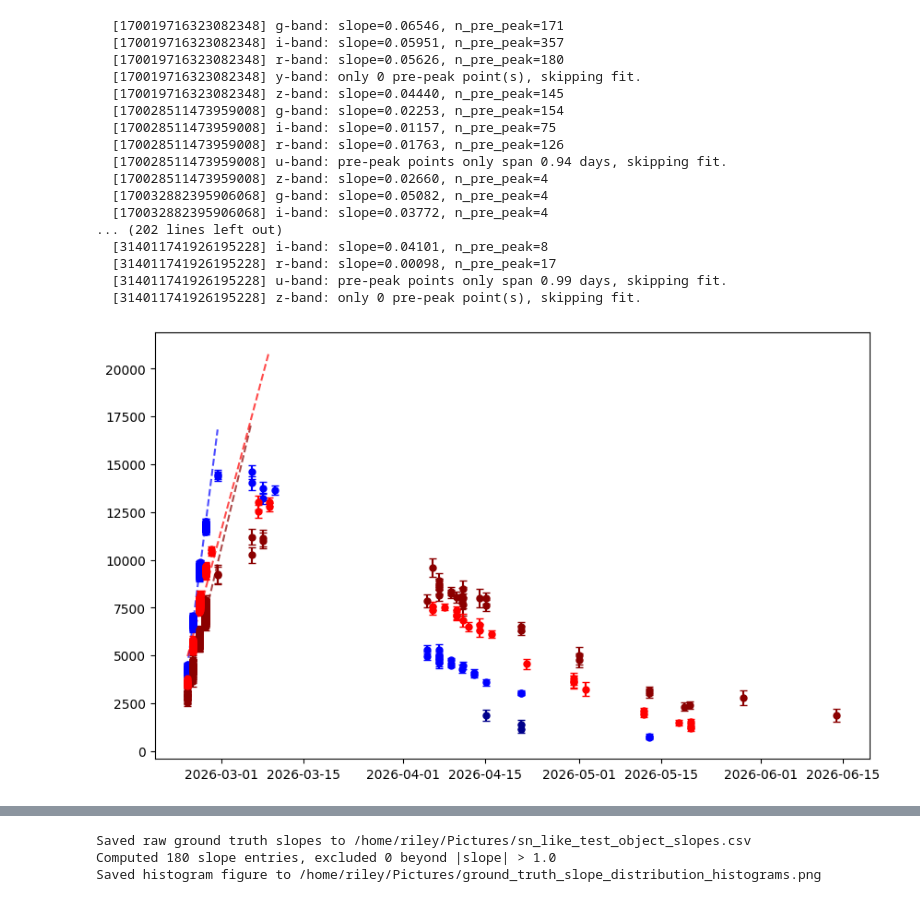
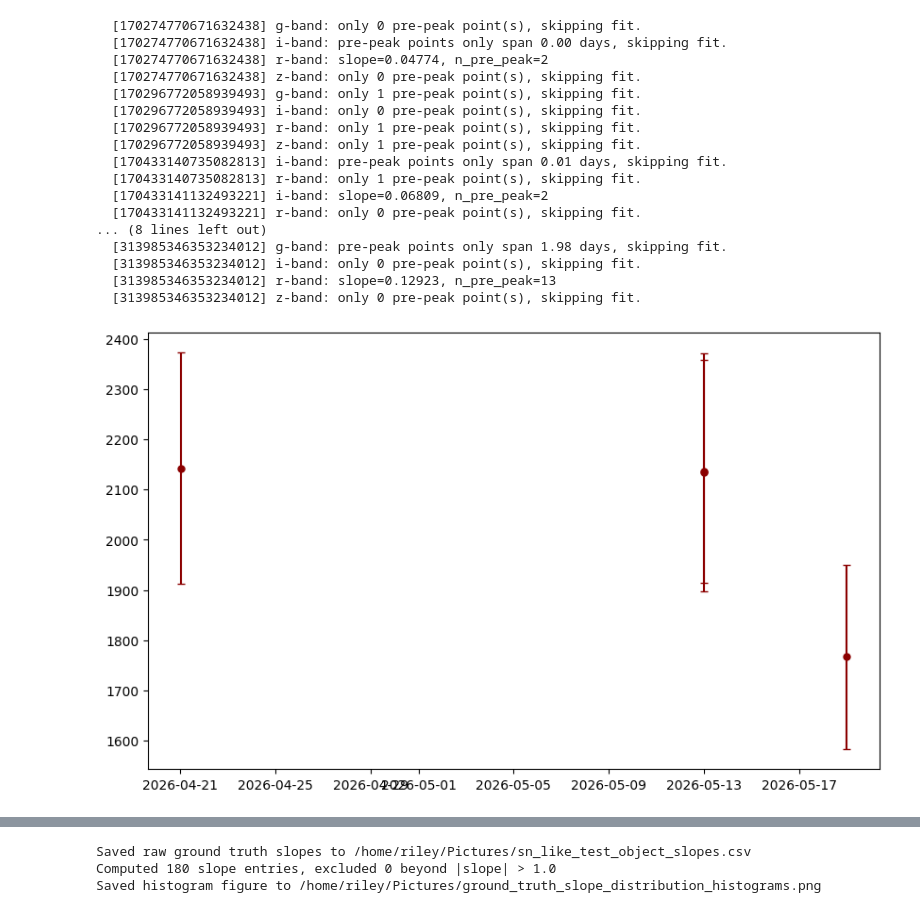
Before and after one commit to Webd0g/Honours_Project, a Jupyter notebook: notebooks/test_rate_of_rise.ipynb, the cells around one changed output, grey strips where cells are left out. Saved outputs shown, nothing was run; the diff lists cells and outputs as text; code cells hidden in the pictures.

Commit message:
Updated the slope fit filter notebook and we are now testing scaleability with the filter.

```diff
--- a/notebooks/test_rate_of_rise.ipynb
+++ b/notebooks/test_rate_of_rise.ipynb
@@ -35,10 +35,10 @@ MIN_PRE_PEAK_POINTS = 4
 # since the denominator of the fit (variance in time) collapses toward zero even
 # with many points - this was seen directly in some objects showing slopes of 10-100+
 # despite having 10-20+ pre-peak detections, all crammed into a single night or two.
-MIN_PRE_PEAK_TIME_SPAN_DAYS = 2
+MIN_PRE_PEAK_TIME_SPAN_DAYS = 5
 
 # This is so we remove spurious and noisey data that skews the results of the fit process too much
-MIN_PEAK_SNR = 5
+MIN_PEAK_SNR = 10
 
 def collect_light_curve_info_with_fallback(candidates: list[str]) -> pd.DataFrame | None:
     """This function collects the lightcurve info of an object
@@ -193,7 +193,7 @@ def applying_the_rate_of_rise(objects: list[str], chunk_size: int, output_path_p
 #     applying_the_rate_of_rise(EXTRAGALACTIC_CANDIDATES, CHUNK_SIZE, EXTRAGALACTIC_CANDIDATES_OUTPUT_PASSED, EXTRAGALACTIC_CANDIDATES_OUTPUT_FAILED)
 #     applying_the_rate_of_rise(IN_TNS_CANDIDATES, CHUNK_SIZE, IN_TNS_CANDIDATES_OUTPUT_PASSED, IN_TNS_CANDIDATES_OUTPUT_FAILED)
 
-test_candidates = pd.read_csv(TEST_DIR / "test_objects.csv", dtype={"r:diaObjectId":str})["r:diaObjectId"].tolist()
+test_candidates = pd.read_csv(TEST_DIR / "100_test_objects.csv", dtype={"r:diaObjectId":str})["r:diaObjectId"].to_list()
 
 applying_the_rate_of_rise(test_candidates, 500, TEST_PASSED_DIR, TEST_FAILED_DIR)
 # %% [output]
@@ -219,0 +217,30 @@ applying_the_rate_of_rise(test_candidates, 500, TEST_PASSED_DIR, TEST_FAILED_DIR
+# %%
+"""Easy X match to check if objects that passed/failed are SN/non SN """
+import polars as pl
+from pathlib import Path
+
+# The directories for the objects that passed and the objects that failed.
+TEST_DATA_DIR = Path.home() / "Documents" / "University"/"Honours"/"Honours_Project"/"data"/"test_data"
+PASSED_OBJECTS =  TEST_DATA_DIR / "test_passed.csv"
+FAILED_OBJECTS = TEST_DATA_DIR / "test_failed.csv"
+SN_LIKE_TEST_OBJECTS_DIR = TEST_DATA_DIR / "sn_like_test_objects.csv"
+NON_SN_LIKE_TEST_OBJECTS_DIR = TEST_DATA_DIR / "non_sn_like_test_objects.csv"
+
+# Reading the CSV files into dataframe for X matching.
+PASSED_OBJECTS_DF = pl.read_csv(PASSED_OBJECTS)
+FAILED_OBJECTS_DF = pl.read_csv(FAILED_OBJECTS)
+
+# Truth directories
+SN_LIKE_TEST_OBJECTS_DF = pl.read_csv(SN_LIKE_TEST_OBJECTS_DIR)
+NON_SN_LIKE_TEST_OBJECTS_DF = pl.read_csv(NON_SN_LIKE_TEST_OBJECTS_DIR)
+
+sn_that_passed = SN_LIKE_TEST_OBJECTS_DF.join(PASSED_OBJECTS_DF, on="r:diaObjectId", how="inner")
+sn_that_did_not_pass = SN_LIKE_TEST_OBJECTS_DF.join(FAILED_OBJECTS_DF, on="r:diaObjectId", how="inner")
+non_sn_that_passed = NON_SN_LIKE_TEST_OBJECTS_DF.join(FAILED_OBJECTS_DF, on="r:diaObjectId", how="inner")
+
+print (sn_that_passed)
+print (sn_that_did_not_pass)
+print(non_sn_that_passed)
+
+sn_that_did_not_pass = (sn_that_did_not_pass.with_columns(pl.col("r:diaObjectId").cast(pl.Utf8)))
+sn_that_did_not_pass = sn_that_did_not_pass["r:diaObjectId"].to_list()
@@ -351,35 +396,35 @@ def lightcurve_plotting(df: pd.DataFrame, diaObjectId: str, source_file: str, ou
 # %%
 import pandas as pd
 from pathlib import Path
 
 def batch_plotter(object_ids, chunk_size=500, output_path=Path.home() / "/home/riley/Documents/University/Honours/Honours_Project/images/SN_Ia_lightcurves/passed_rate_of_rise_cuts_results"):
     for diaObjectId in range(0, len(object_ids), chunk_size):
         chunk = ",".join(object_ids[diaObjectId:diaObjectId + chunk_size])
         light_curve_info = collect_light_curve_data(chunk)
         if light_curve_info is None or light_curve_info.empty:
             print(f"No light curve data found for chunk starting at index {diaObjectId}.")
             continue
         for object_id, group_df in light_curve_info.groupby("r:diaObjectId"):
             object_id = str(object_id)
             # lightcurve_plotting takes a df, diaObjectId and a source file string as arguments
             lightcurve_plotting(group_df, object_id, object_id, output_path / f"{object_id}")
-batch_plotter(test_candidates, 500, Path.home() / "Documents"/"University"/"Honours"/"Honours_Project"/"images"/"test_data_images"/"sn_like_test_objects_overlayed_plots")
+batch_plotter(sn_that_did_not_pass, 500, Path.home() / "Documents"/"University"/"Honours"/"Honours_Project"/"images"/"test_data_images"/"sn_like_test_objects_overlayed_plots")
 # %% [output]
-  [170019716323082348] g-band: slope=0.06546, n_pre_peak=171
-  [170019716323082348] i-band: slope=0.05951, n_pre_peak=357
-  [170019716323082348] r-band: slope=0.05626, n_pre_peak=180
-  [170019716323082348] y-band: only 0 pre-peak point(s), skipping fit.
-  [170019716323082348] z-band: slope=0.04440, n_pre_peak=145
-  [170028511473959008] g-band: slope=0.02253, n_pre_peak=154
-  [170028511473959008] i-band: slope=0.01157, n_pre_peak=75
-  [170028511473959008] r-band: slope=0.01763, n_pre_peak=126
-  [170028511473959008] u-band: pre-peak points only span 0.94 days, skipping fit.
-  [170028511473959008] z-band: slope=0.02660, n_pre_peak=4
-  [170032882395906068] g-band: slope=0.05082, n_pre_peak=4
-  [170032882395906068] i-band: slope=0.03772, n_pre_peak=4
-... (202 lines left out)
-  [314011741926195228] i-band: slope=0.04101, n_pre_peak=8
-  [314011741926195228] r-band: slope=0.00098, n_pre_peak=17
-  [314011741926195228] u-band: pre-peak points only span 0.99 days, skipping fit.
-  [314011741926195228] z-band: only 0 pre-peak point(s), skipping fit.
+  [170274770671632438] g-band: only 0 pre-peak point(s), skipping fit.
+  [170274770671632438] i-band: pre-peak points only span 0.00 days, skipping fit.
+  [170274770671632438] r-band: slope=0.04774, n_pre_peak=2
+  [170274770671632438] z-band: only 0 pre-peak point(s), skipping fit.
+  [170296772058939493] g-band: only 1 pre-peak point(s), skipping fit.
+  [170296772058939493] i-band: only 0 pre-peak point(s), skipping fit.
+  [170296772058939493] r-band: only 1 pre-peak point(s), skipping fit.
+  [170296772058939493] z-band: only 1 pre-peak point(s), skipping fit.
+  [170433140735082813] i-band: pre-peak points only span 0.01 days, skipping fit.
+  [170433140735082813] r-band: only 1 pre-peak point(s), skipping fit.
+  [170433141132493221] i-band: slope=0.06809, n_pre_peak=2
+  [170433141132493221] r-band: only 0 pre-peak point(s), skipping fit.
+... (8 lines left out)
+  [313985346353234012] g-band: pre-peak points only span 1.98 days, skipping fit.
+  [313985346353234012] i-band: only 0 pre-peak point(s), skipping fit.
+  [313985346353234012] r-band: slope=0.12923, n_pre_peak=13
+  [313985346353234012] z-band: only 0 pre-peak point(s), skipping fit.
-[figure, old version]
+[figure, new version]
```
Also changed, not shown: parts of 3 cells of this notebook.
